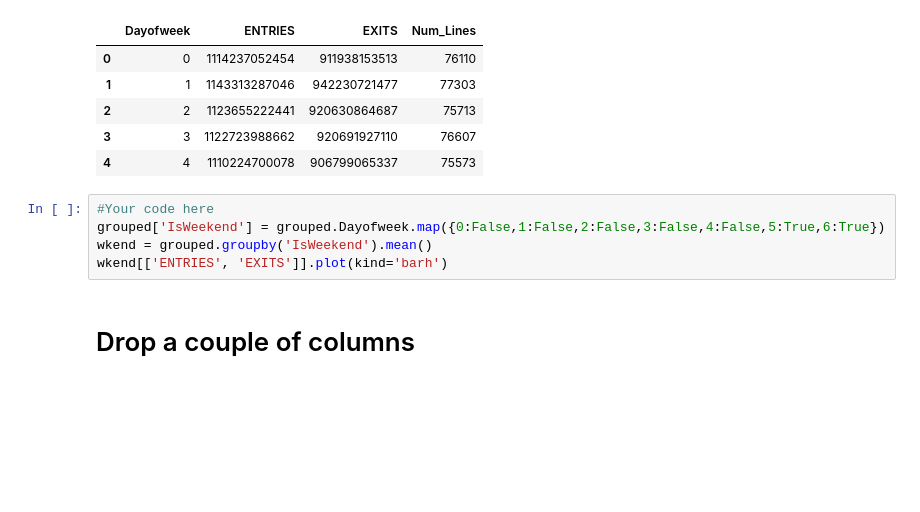
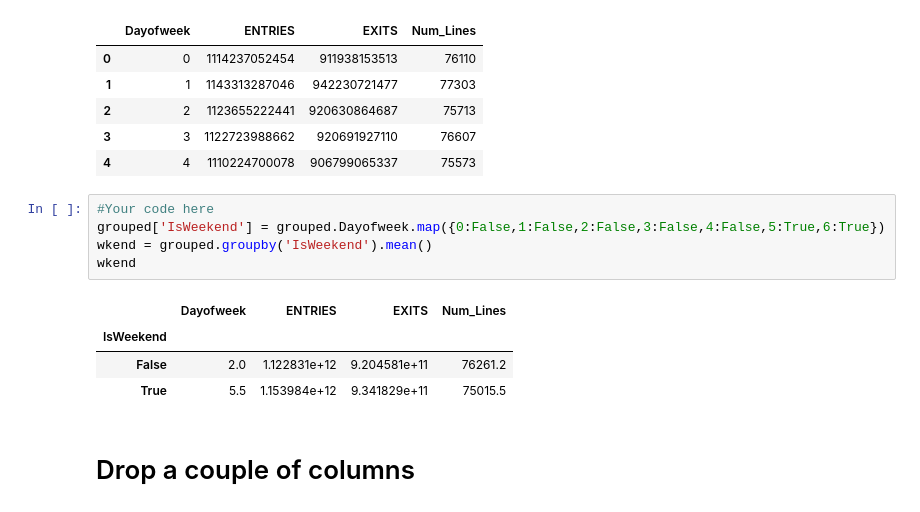
Before and after one commit to amitrani6/dsc-0-03-08-understanding-pandas-series-and-dataframes-lab-nyc-ds-career-031119, a Jupyter notebook: index.ipynb, the cells around one changed output. Drawn from its saved outputs; the diff is of its cells as text; blank space fills up the shorter version.

```diff
--- a/index.ipynb
+++ b/index.ipynb
@@ -146,8 +146,13 @@ grouped.head()
 # %%
 #Your code here
 grouped['IsWeekend'] = grouped.Dayofweek.map({0:False,1:False,2:False,3:False,4:False,5:True,6:True})
 wkend = grouped.groupby('IsWeekend').mean()
-wkend[['ENTRIES', 'EXITS']].plot(kind='barh')
+wkend
+# %% [output]
+|  | Dayofweek | ENTRIES | EXITS | Num_Lines |
+| IsWeekend |  |  |  |  |
+| False | 2.0 | 1.122831e+12 | 9.204581e+11 | 76261.2 |
+| True | 5.5 | 1.153984e+12 | 9.341829e+11 | 75015.5 |
 # %% [markdown]
 # Drop a couple of columns
 # %%
```
